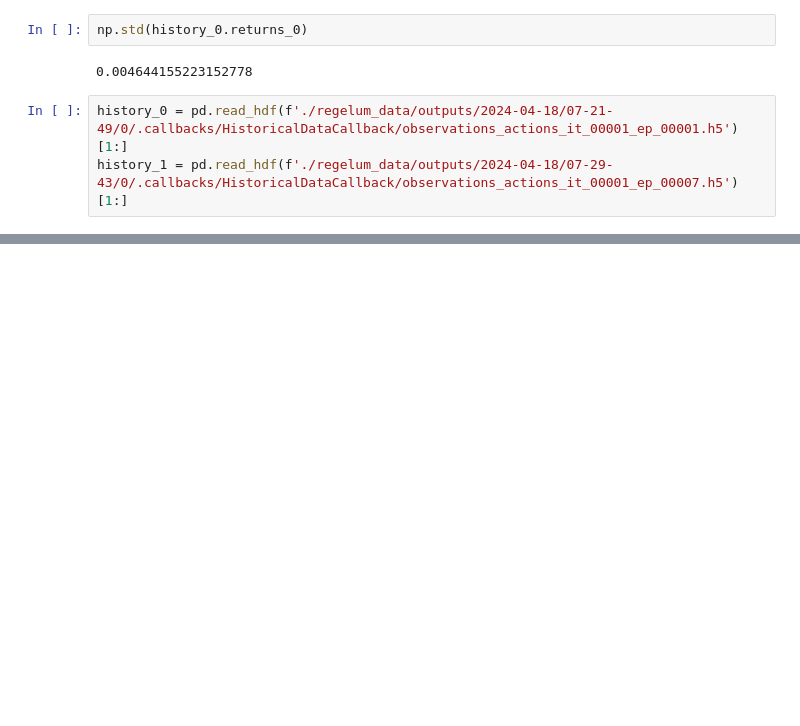
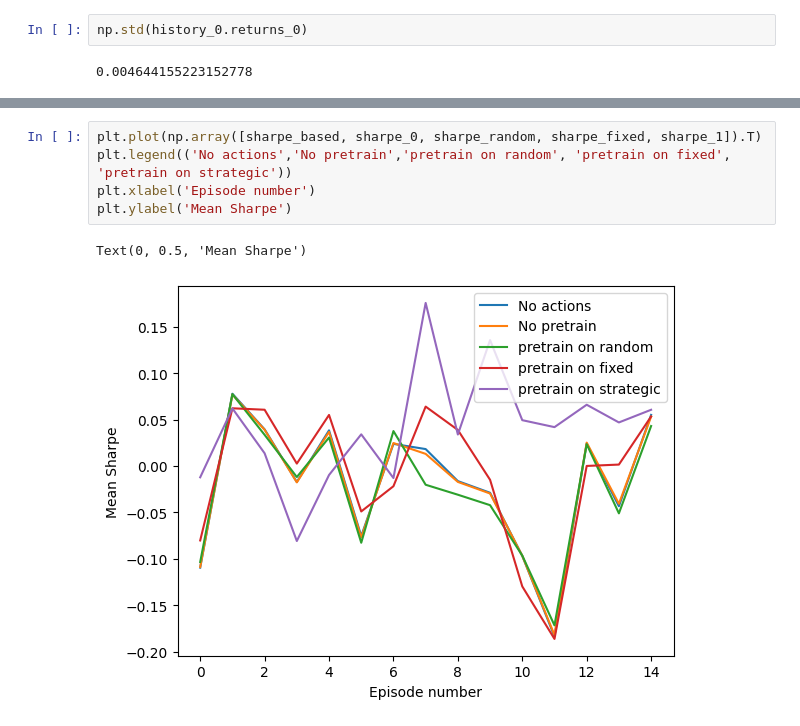
Before and after one commit to Matteus1904/portfolio_opt_regelum, a Jupyter notebook: experiments.ipynb, the cells around one changed output, grey strips where cells are left out. Drawn from its saved outputs; the diff is of its cells as text; blank space fills up the shorter version.

```diff
--- a/experiments.ipynb
+++ b/experiments.ipynb
@@ -142,6 +143,3 @@ np.std(history_sim.returns_2)
 np.std(history_0.returns_0)
 # %% [output]
 0.004644155223152778
-# %%
-history_0 = pd.read_hdf(f'./regelum_data/outputs/2024-04-18/07-21-49/0/.callbacks/HistoricalDataCallback/observations_actions_it_00001_ep_00001.h5')[1:]
-history_1 = pd.read_hdf(f'./regelum_data/outputs/2024-04-18/07-29-43/0/.callbacks/HistoricalDataCallback/observations_actions_it_00001_ep_00007.h5')[1:]
@@ -217,0 +221,8 @@ TtestResult(statistic=-0.0303605597282013, pvalue=0.4881040355685924, df=14)
+# %%
+plt.plot(np.array([sharpe_based, sharpe_0, sharpe_random, sharpe_fixed, sharpe_1]).T)
+plt.legend(('No actions','No pretrain','pretrain on random', 'pretrain on fixed', 'pretrain on strategic'))
+plt.xlabel('Episode number')
+plt.ylabel('Mean Sharpe')
+# %% [output]
+Text(0, 0.5, 'Mean Sharpe')
+[figure, added]
```
Also changed, not shown: parts of 9 cells of this notebook, 25 other files.
